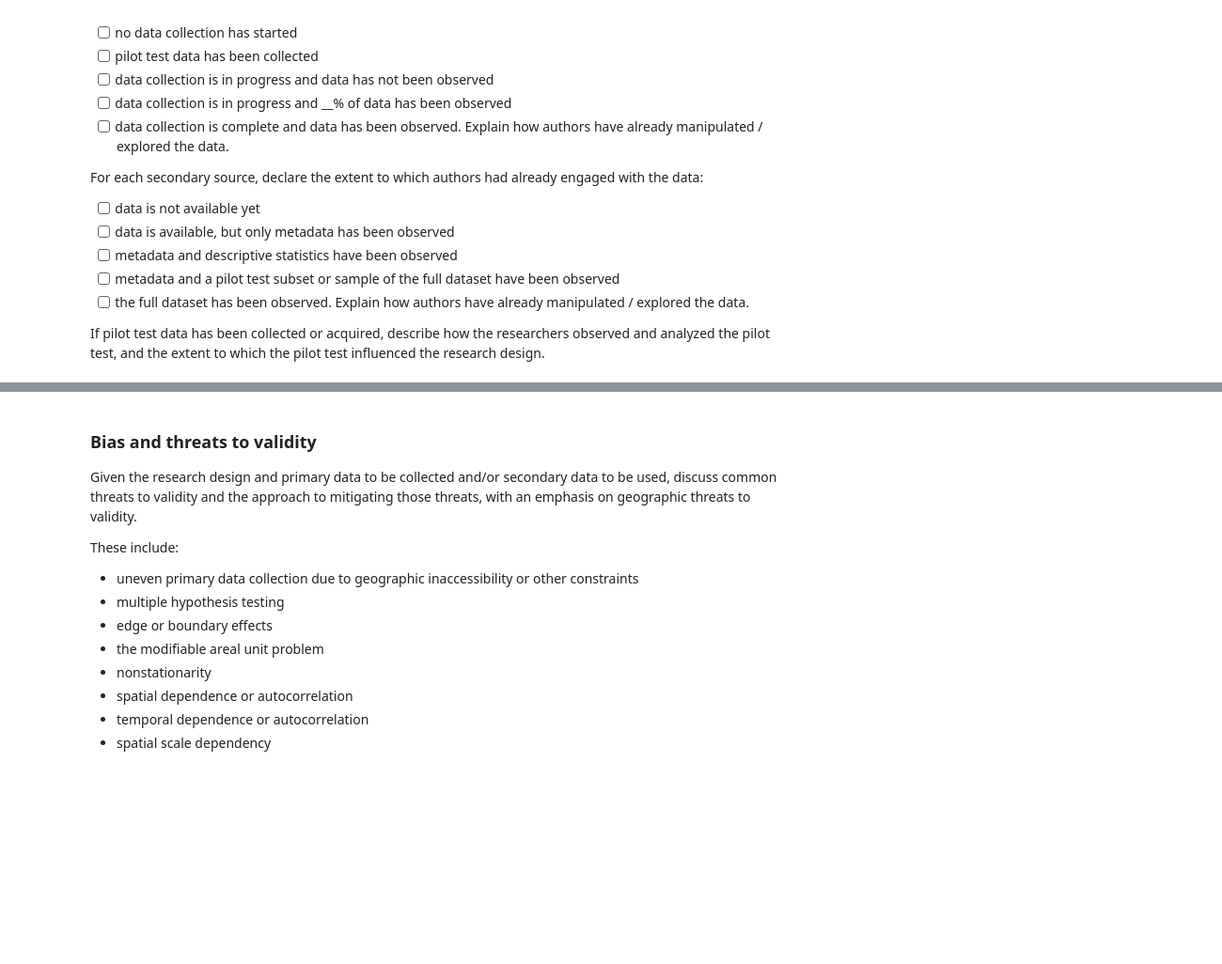
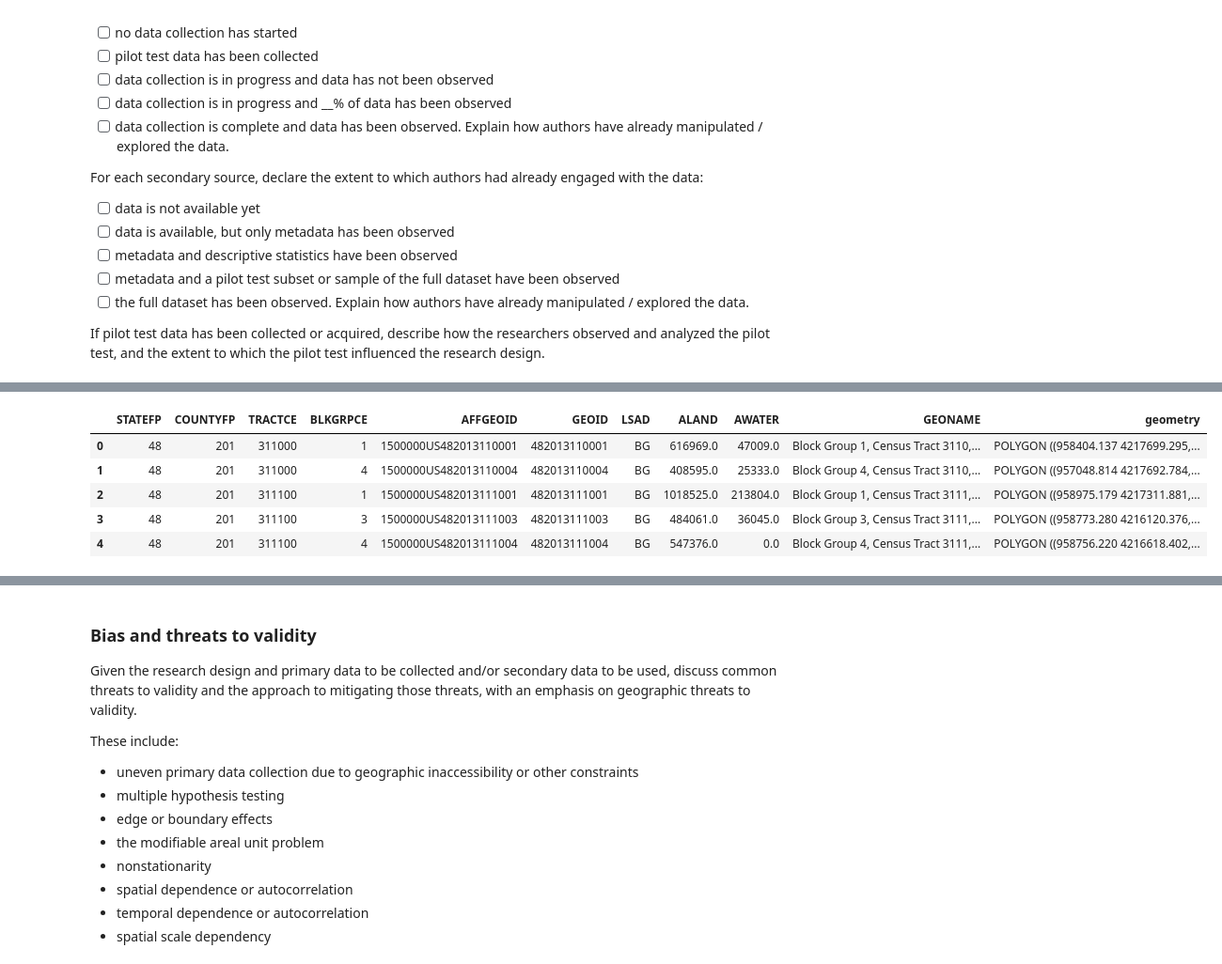
Before and after one commit to Colman-Bashore/Harvey-Flooding-Replication, a Jupyter notebook: procedure/code/01-Jupyter_notebook.ipynb, the cells around one changed output, grey strips where cells are left out. Shown: that part at 94% size. Drawn from its saved outputs; the diff is of its cells as text; code cells hidden in the pictures; blank space fills up the shorter version.

```diff
--- a/procedure/code/01-Jupyter_notebook.ipynb
+++ b/procedure/code/01-Jupyter_notebook.ipynb
@@ -195,0 +210,13 @@ If pilot test data has been collected or acquired, describe how the researchers
+# %%
+blockgroups = gpd.read_file( here(path["drpub"], "blockgroups.shp"))
+
+blockgroups = gpd.GeoDataFrame(blockgroups)
+
+blockgroups.head()
+# %% [output]
+|  | STATEFP | COUNTYFP | TRACTCE | BLKGRPCE | AFFGEOID | GEOID | LSAD | ALAND | AWATER | GEONAME | geometry |
+| 0 | 48 | 201 | 311000 | 1 | 1500000US482013110001 | 482013110001 | BG | 616969.0 | 47009.0 | Block Group 1, Census Tract 3110,... | POLYGON ((958404.137 4217699.295,... |
+| 1 | 48 | 201 | 311000 | 4 | 1500000US482013110004 | 482013110004 | BG | 408595.0 | 25333.0 | Block Group 4, Census Tract 3110,... | POLYGON ((957048.814 4217692.784,... |
+| 2 | 48 | 201 | 311100 | 1 | 1500000US482013111001 | 482013111001 | BG | 1018525.0 | 213804.0 | Block Group 1, Census Tract 3111,... | POLYGON ((958975.179 4217311.881,... |
+| 3 | 48 | 201 | 311100 | 3 | 1500000US482013111003 | 482013111003 | BG | 484061.0 | 36045.0 | Block Group 3, Census Tract 3111,... | POLYGON ((958773.280 4216120.376,... |
+| 4 | 48 | 201 | 311100 | 4 | 1500000US482013111004 | 482013111004 | BG | 547376.0 | 0.0 | Block Group 4, Census Tract 3111,... | POLYGON ((958756.220 4216618.402,... |
```
Also changed, not shown: parts of 11 cells of this notebook, 21 other files.
